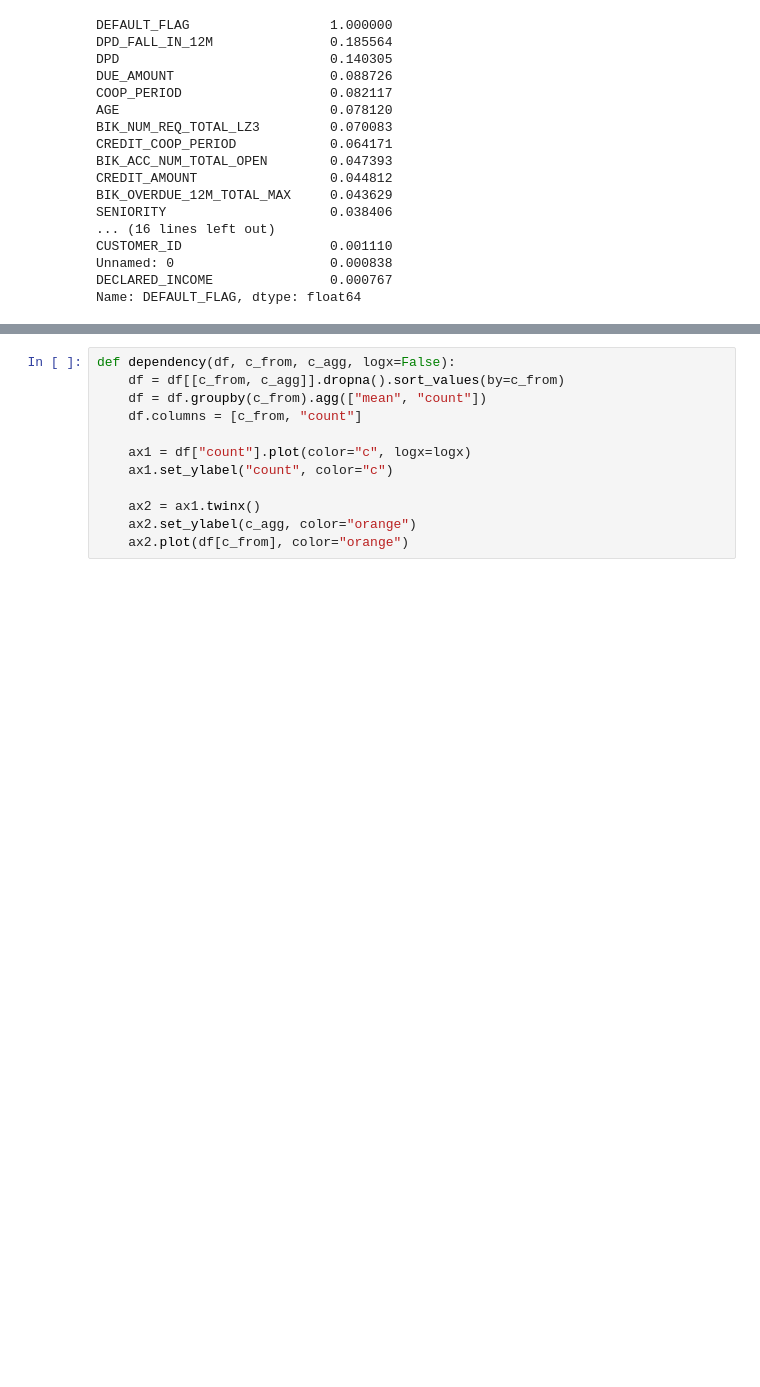
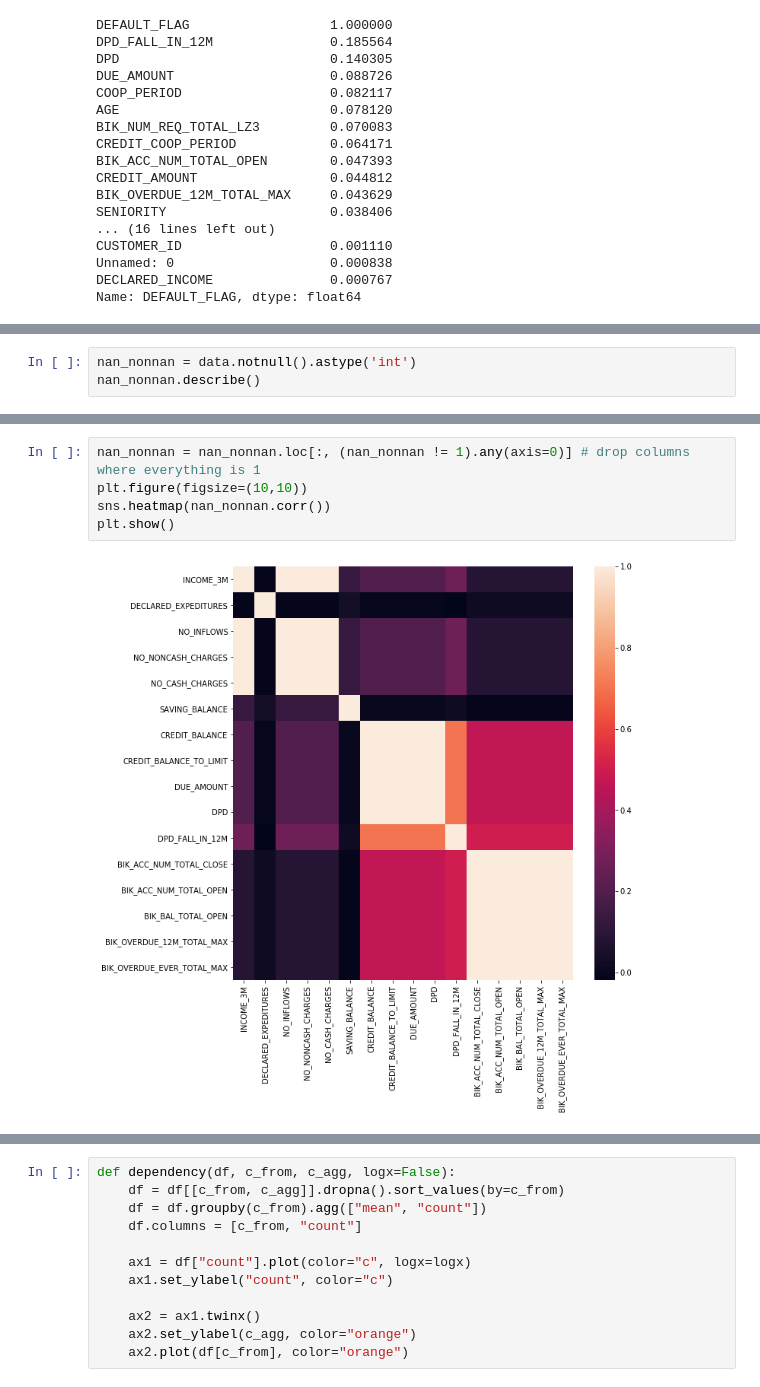
Before and after one commit to tasuki/TeamNameING, a Jupyter notebook: notebooks/Tom.ipynb, the cells around one changed output, grey strips where cells are left out. Saved outputs shown, nothing was run; the diff lists cells and outputs as text; blank space fills up the shorter version.

```diff
--- a/notebooks/Tom.ipynb
+++ b/notebooks/Tom.ipynb
@@ -106,0 +105,3 @@ len(numeric.DPD_FALL_IN_12M.dropna())
+# %%
+nan_nonnan = data.notnull().astype('int')
+nan_nonnan.describe()
@@ -106,0 +119,7 @@ len(numeric.DPD_FALL_IN_12M.dropna())
+# %%
+nan_nonnan = nan_nonnan.loc[:, (nan_nonnan != 1).any(axis=0)] # drop columns where everything is 1
+plt.figure(figsize=(10,10))
+sns.heatmap(nan_nonnan.corr())
+plt.show()
+# %% [output]
+[figure, added]
```
Also changed, not shown: parts of 7 cells of this notebook.
